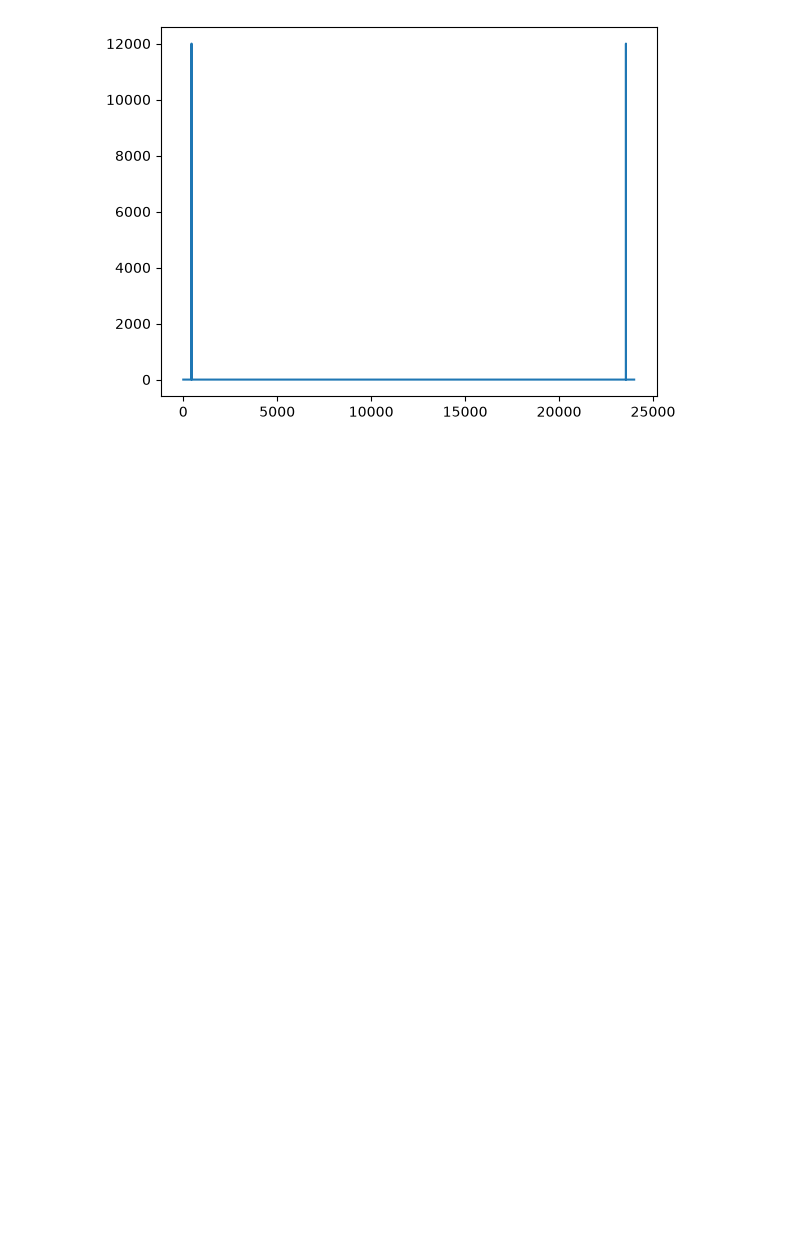
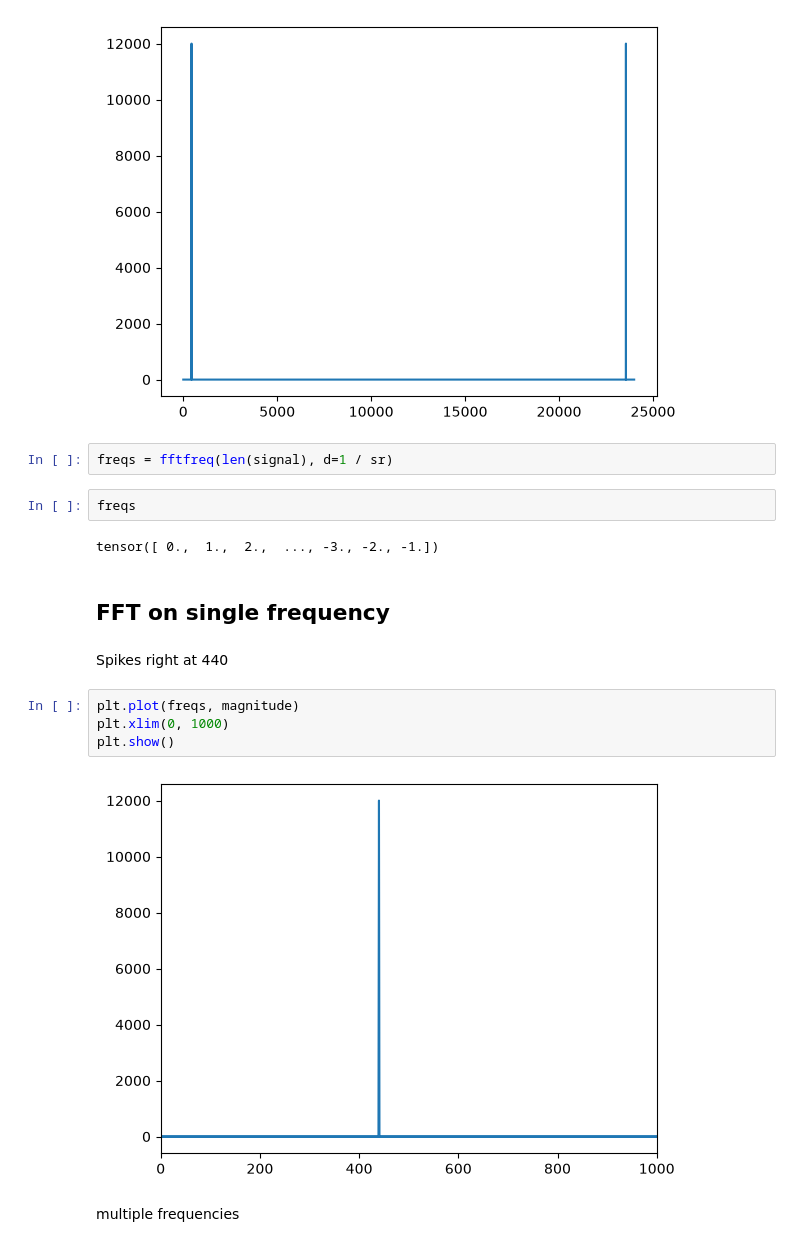
Before and after one commit to peterbull/theogradz, a Jupyter notebook: python/nbs/202060715_tts_tokenizer.ipynb, the cells around one changed output. Saved outputs shown, nothing was run; the diff lists cells and outputs as text; blank space fills up the shorter version.

```diff
--- a/python/nbs/202060715_tts_tokenizer.ipynb
+++ b/python/nbs/202060715_tts_tokenizer.ipynb
@@ -79,3 +77,21 @@ plt.plot(magnitude)
 # %% [output]
 [<matplotlib.lines.Line2D at 0x...>]
 [figure]
+# %%
+freqs = fftfreq(len(signal), d=1 / sr)
+# %%
+freqs
+# %% [output]
+tensor([ 0.,  1.,  2.,  ..., -3., -2., -1.])
+# %% [markdown]
+## FFT on single frequency
+# %% [markdown]
+Spikes right at 440
+# %%
+plt.plot(freqs, magnitude)
+plt.xlim(0, 1000)
+plt.show()
+# %% [output]
+[figure, added]
+# %% [markdown]
+multiple frequencies
```
Also changed, not shown: parts of 6 cells of this notebook.
